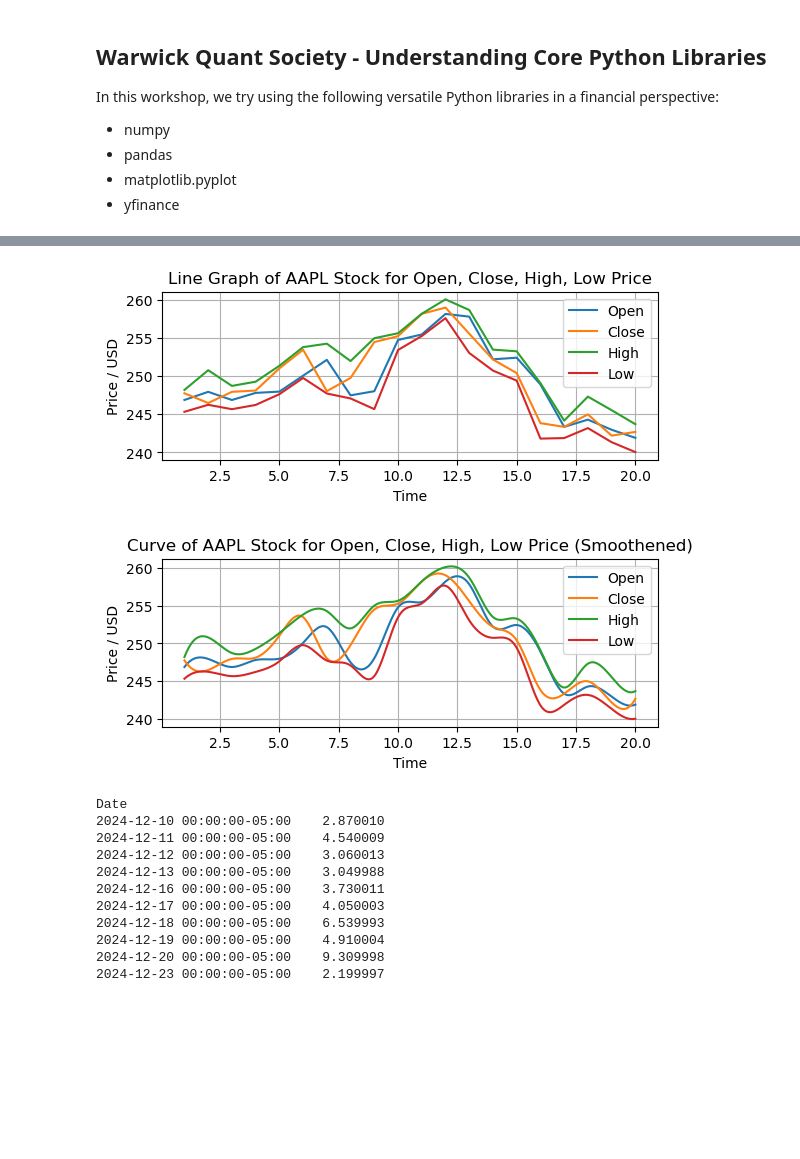
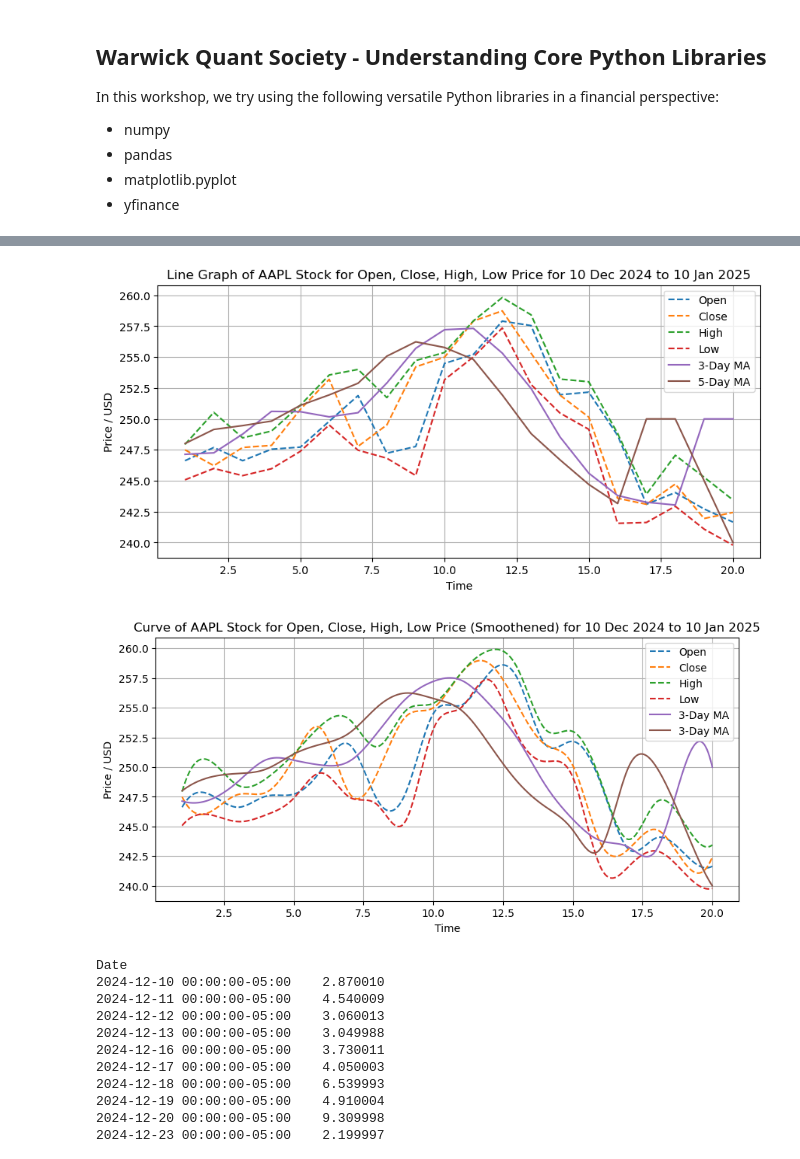
Before and after one commit to anay09/Python_OFD, a Jupyter notebook: wqs_python_libs.ipynb, the cells around one changed output, grey strips where cells are left out. Saved outputs shown, nothing was run; the diff lists cells and outputs as text; code cells hidden in the pictures; blank space fills up the shorter version.

Commit message:
Added more data with n-day moving averages

```diff
--- a/wqs_python_libs.ipynb
+++ b/wqs_python_libs.ipynb
@@ -33,6 +33,10 @@ open_stock = stock_data["Open"]
 close_stock = stock_data["Close"]
 high_stock = stock_data["High"]
 low_stock = stock_data["Low"]
+stock_data['MA3'] = stock_data['Close'].rolling(window=3).mean()
+stock_data['MA3'] = stock_data['MA3'][2:].append(pd.Series([250,250]))
+stock_data['MA5'] = stock_data['Close'].rolling(window=5).mean()
+stock_data['MA5'] = stock_data['MA5'][4:].append(pd.Series([250,250, 245, 240]))
 
 stock_df = pd.DataFrame(stock_data)
 
@@ -48,16 +52,23 @@ splo = make_interp_spline(time, open_stock, k=3)
 splc = make_interp_spline(time, close_stock, k=3)
 splh = make_interp_spline(time, high_stock, k=3)
 spll = make_interp_spline(time, low_stock, k=3)
+spl3 = make_interp_spline(time, stock_data['MA3'], k=3)
+spl5 = make_interp_spline(time, stock_data['MA5'], k=3)
 o_smooth = splo(tnew)
 c_smooth = splc(tnew)
 h_smooth = splh(tnew)
 l_smooth = spll(tnew)
+ma3_smooth = spl3(tnew)
+ma5_smooth = spl5(tnew)
 
+plt.figure(figsize = (10,10))
 plt.subplot(2, 1, 1)
-plt.plot(time, open_stock, label = "Open")
-plt.plot(time, close_stock, label = "Close")
-plt.plot(time, high_stock, label = "High")
-plt.plot(time, low_stock, label = "Low")
+plt.plot(time, open_stock, '--', label = "Open")
+plt.plot(time, close_stock, '--',label = "Close")
+plt.plot(time, high_stock, '--',label = "High")
+plt.plot(time, low_stock, '--',label = "Low")
+plt.plot(time, stock_data['MA3'], label = "3-Day MA")
+plt.plot(time, stock_data['MA5'], label = "5-Day MA")
 plt.title("Line Graph of AAPL Stock for Open, Close, High, Low Price for 10 Dec 2024 to 10 Jan 2025")
 plt.xlabel("Time")
 plt.ylabel("Price / USD")
@@ -65,11 +76,14 @@ plt.legend()
 plt.grid()
 plt.show()
 
+plt.figure(figsize = (10,10))
 plt.subplot(2, 1, 2)
-plt.plot(tnew, o_smooth, label = "Open")
-plt.plot(tnew, c_smooth, label = "Close")
-plt.plot(tnew, h_smooth, label = "High")
-plt.plot(tnew, l_smooth, label = "Low")
+plt.plot(tnew, o_smooth, '--',label = "Open")
+plt.plot(tnew, c_smooth, '--',label = "Close")
+plt.plot(tnew, h_smooth, '--',label = "High")
+plt.plot(tnew, l_smooth, '--',label = "Low")
+plt.plot(tnew, ma3_smooth, label = "3-Day MA")
+plt.plot(tnew, ma5_smooth, label = "3-Day MA")
 plt.title("Curve of AAPL Stock for Open, Close, High, Low Price (Smoothened) for 10 Dec 2024 to 10 Jan 2025")
 plt.xlabel("Time")
 plt.ylabel("Price / USD")
@@ -97,5 +111,5 @@ Date
-[figure, old version]
+[figure, new version]
-[figure, old version]
+[figure, new version]
 # %%
 stock_df['Daily_Price_Range'] = stock_df['High'] - stock_df['Low']
 print(stock_df['Daily_Price_Range'])
```
Also changed, not shown: parts of 1 cell of this notebook, 1 other file.
